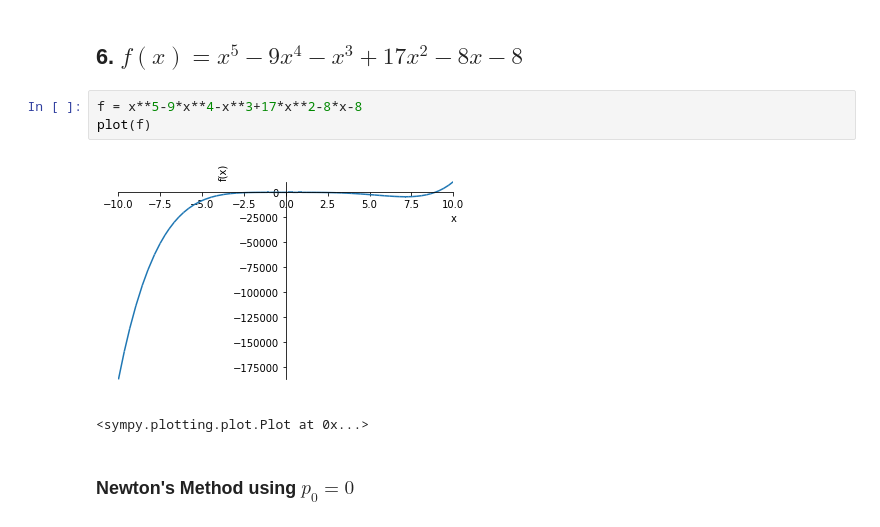
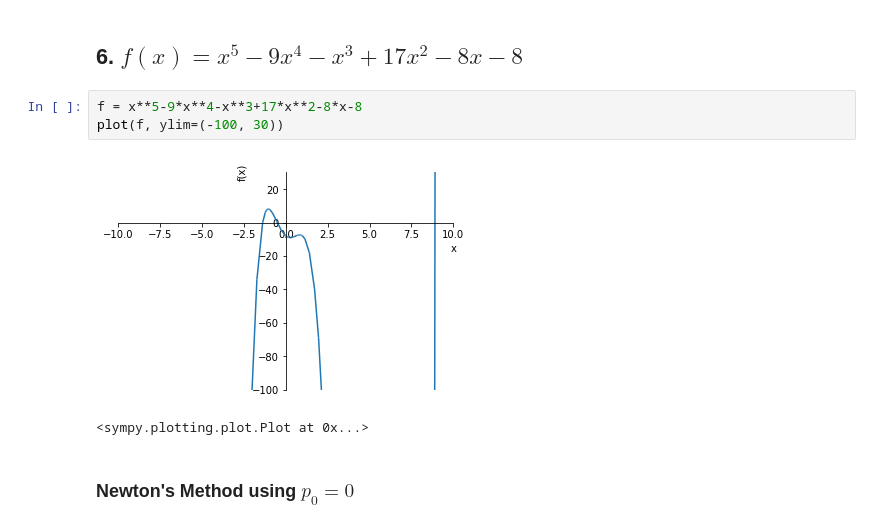
Before and after one commit to TheoKlein/106-NM-Assignment, a Jupyter notebook: Program_01/program_01.ipynb, the cells around one changed output. Cells and saved outputs as stored; diff of their text form.

```diff
--- a/Program_01/program_01.ipynb
+++ b/Program_01/program_01.ipynb
@@ -557,9 +563,9 @@ root is found at x = 0.00000000000036770587
 ## 6. $f(x)=x^5-9x^4-x^3+17x^2-8x-8$
 # %%
 f = x**5-9*x**4-x**3+17*x**2-8*x-8
-plot(f)
+plot(f, ylim=(-100, 30))
 # %% [output]
-[figure, old version]
+[figure, new version]
 <sympy.plotting.plot.Plot at 0x...>
 # %% [markdown]
 ### Newton's Method using $p_{0}=0$
```
Also changed, not shown: parts of 11 cells of this notebook.
